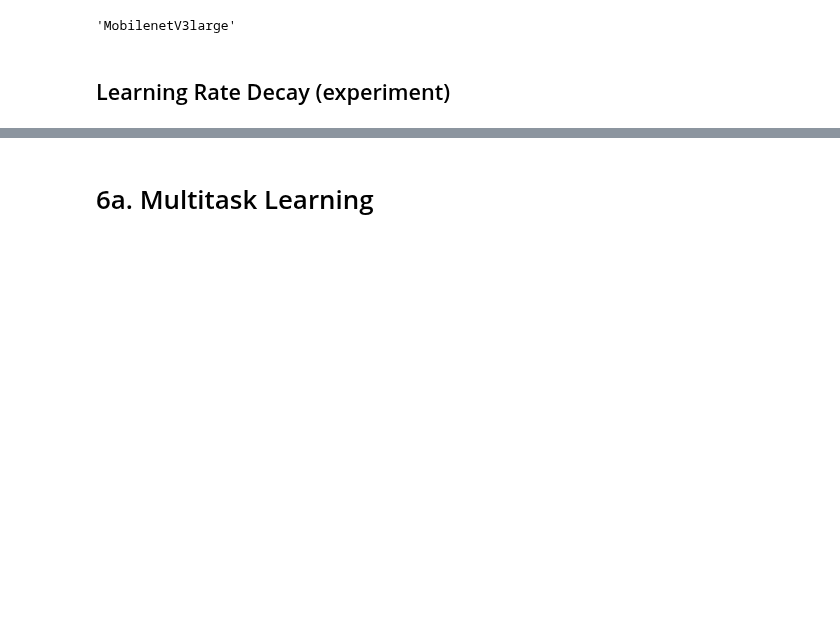
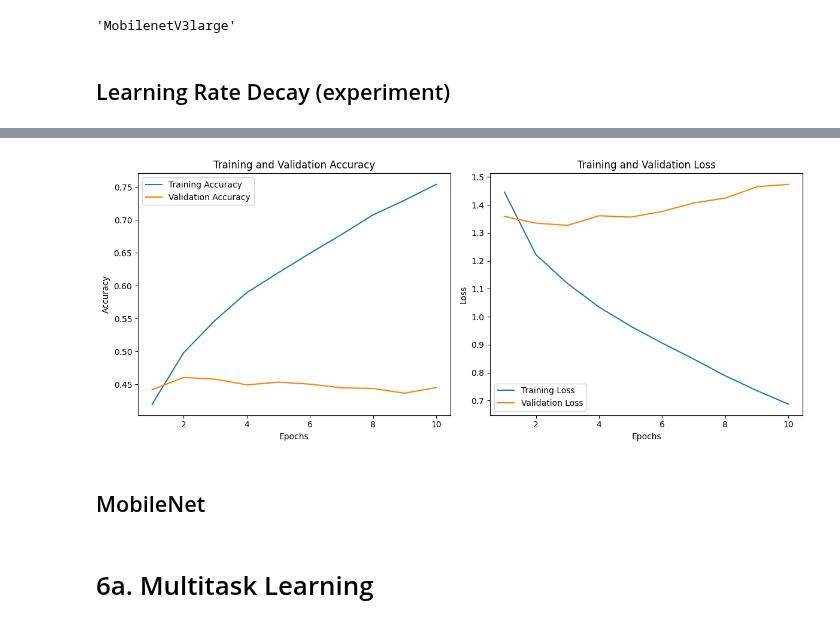
Before and after one commit to mortgad/DLVR, a Jupyter notebook: Baseline.ipynb, the cells around one changed output, grey strips where cells are left out. Saved outputs shown, nothing was run; the diff lists cells and outputs as text; code cells hidden in the pictures; blank space fills up the shorter version.

Commit message:
2 baseline

```diff
--- a/Baseline.ipynb
+++ b/Baseline.ipynb
@@ -1484,0 +1667,24 @@ model.compile(loss="sparse_categorical_crossentropy",
+# %%
+# Define the callback for saving the best model
+from tensorflow.keras.callbacks import ModelCheckpoint
+file_path = "/content/drive/MyDrive/Visual reg/Project/"
+model_name = 'best_xception_model_baseline.keras'
+
+# Save the model in the new Keras format with the best validation accuracy
+checkpoint = ModelCheckpoint(file_path + model_name,
+                             monitor='val_accuracy',
+                             verbose=1,
+                             save_best_only=True,
+                             mode='max')
+
+# Train the model
+xception_history = model.fit(
+    X_train,
+    y_train_age,
+    epochs=10,
+    batch_size=32,
+    validation_data=(X_val, y_val_age),
+    callbacks=[checkpoint]
+)
+
+evaluate_and_plot(xception_history)
@@ -1484,0 +1710,6 @@ model.compile(loss="sparse_categorical_crossentropy",
+# %%
+evaluate_and_plot(xception_history)
+# %% [output]
+[figure, added]
+# %% [markdown]
+## MobileNet
```
Also changed, not shown: parts of 21 cells of this notebook.
